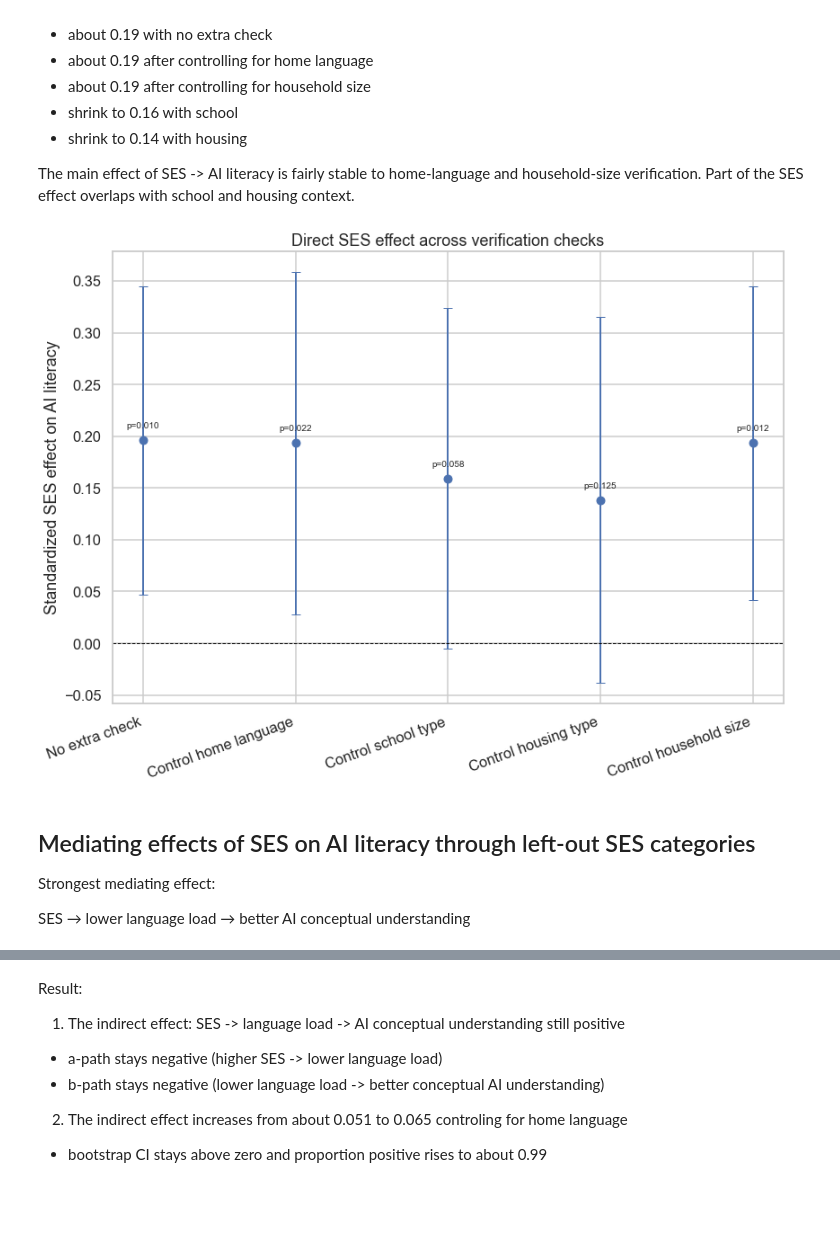
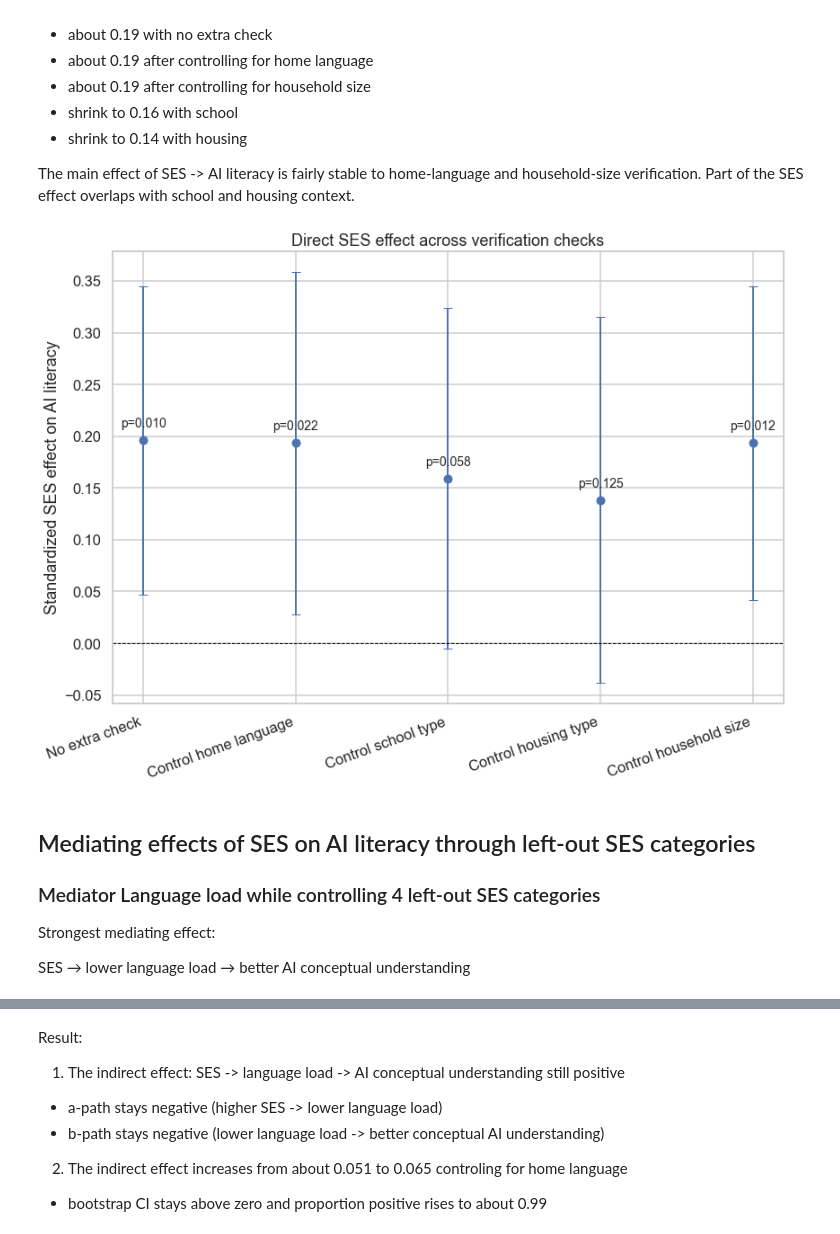
Before and after one commit to garcia-ho/1st_analysis, a Jupyter notebook: phas1_SLR.ipynb, the cells around one changed output, grey strips where cells are left out. Drawn from its saved outputs; the diff is of its cells as text; code cells hidden in the pictures; blank space fills up the shorter version.

```diff
--- a/Phase1_analysis.ipynb
+++ b/phas1_SLR.ipynb
@@ -452,12 +451,13 @@ The coefficient $\beta_1$ in $\text{AI literacy} = \beta_0 + \beta_1 \text{SES}
 
 The main effect of SES -> AI literacy is fairly stable to home-language and household-size verification. Part of the SES effect overlaps with school and housing context.
 # %%
-direct_verify
 plot_direct_effect_verification(direct_verify)
 # %% [output]
-[figure, old version]
+[figure, new version]
 # %% [markdown]
 ## Mediating effects of SES on AI literacy through left-out SES categories
+
+### Mediator Language load while controlling 4 left-out SES categories
 
 Strongest mediating effect:
 
```
Also changed, not shown: parts of 15 cells of this notebook, 4 other files.
